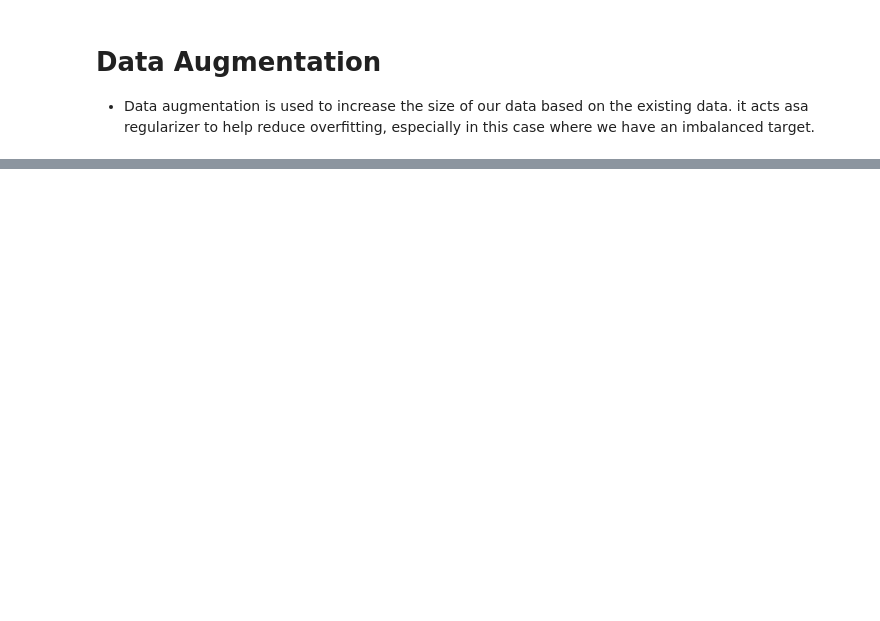
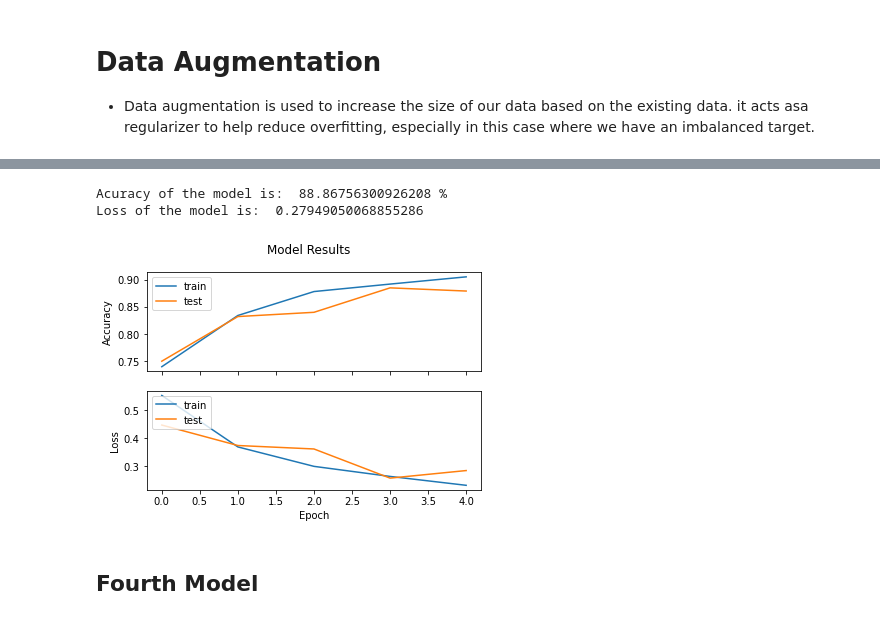
Before and after one commit to Teetee-lab/X-Ray_Image_Project, a Jupyter notebook: notebooks/Teetee/xrayeda-model.ipynb, the cells around one changed output, grey strips where cells are left out. Drawn from its saved outputs; the diff is of its cells as text; code cells hidden in the pictures; blank space fills up the shorter version.

```diff
--- a/notebooks/Teetee/xrayeda-model.ipynb
+++ b/notebooks/Teetee/xrayeda-model.ipynb
@@ -278,0 +511,28 @@ plt.show()
+# %%
+#build third model
+model2 = Sequential()
+model2.add(Conv2D(32,(3,3),activation = 'relu',input_shape = input_shape))
+model2.add(Conv2D(32,(3,3),activation='relu'))
+model2.add(MaxPooling2D((2,2)))
+
+#Layers
+model2.add(Conv2D(32,(3,3),activation='relu'))
+model2.add(Conv2D(32,(3,3),activation='relu'))
+model2.add(MaxPooling2D((2,2)))
+
+#layers
+
+model2.add(Conv2D(64,(3,3),activation='relu'))
+model2.add(Conv2D(64,(3,3),activation='relu'))
+model2.add(MaxPooling2D((2,2)))
+
+
+#output
+model2.add(Flatten())
+model2.add(Dense(900, activation='relu'))
+model2.add(Dropout(0.5))
+model2.add(Dense(1, activation='sigmoid'))
+
+model2.compile(loss='binary_crossentropy',
+             optimizer ='adam',
+             metrics=['accuracy'])
@@ -278,0 +559,6 @@ plt.show()
+# %%
+results2= model2.fit_generator(training_generator,
+                             steps_per_epoch=4695//32,
+                             epochs = 5,
+                             validation_data = val_generator,
+                             validation_steps= 521//32)
@@ -278,0 +576,11 @@ plt.show()
+# %%
+evaluate_model(model2)
+# %% [output]
+Acuracy of the model is:  88.86756300926208 %
+Loss of the model is:  0.27949050068855286
+# %%
+visualize_training_results(results2)
+# %% [output]
+[figure, added]
+# %% [markdown]
+## Fourth Model
```
Also changed, not shown: parts of 53 cells of this notebook.
